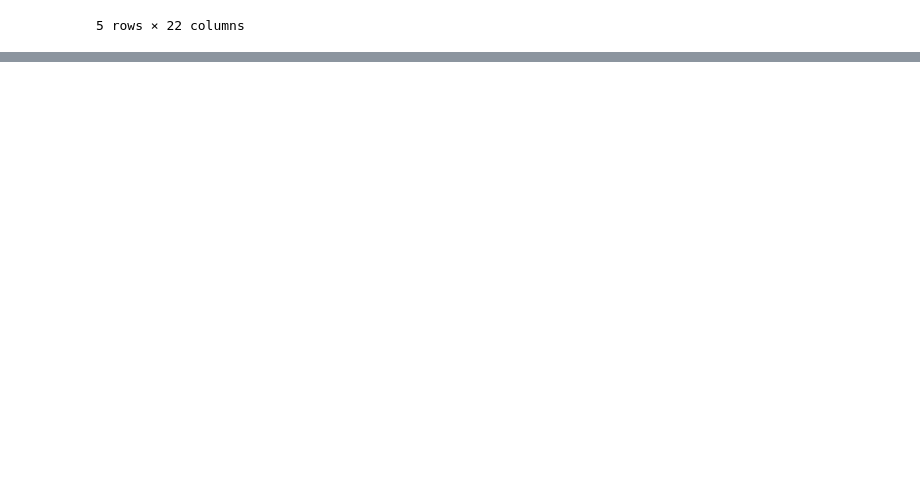
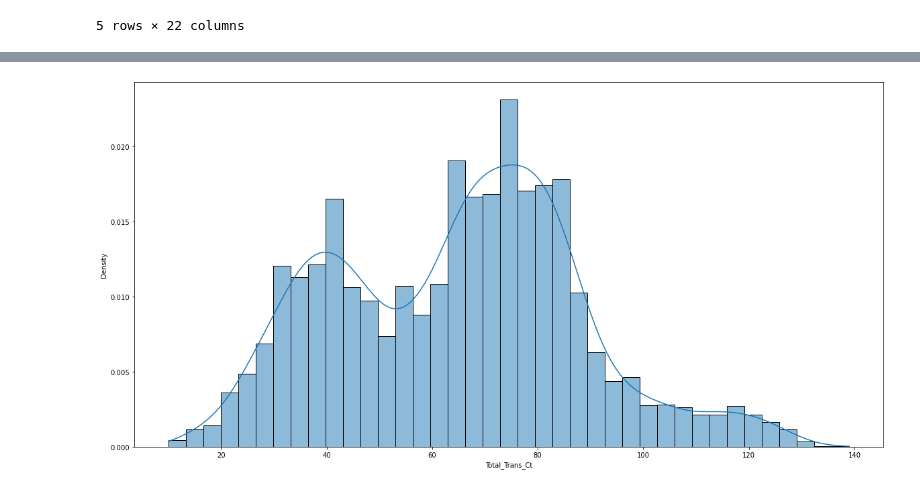
Before and after one commit to A-Nuru/Predict_Customer_Churn_with_Production_Code, a Jupyter notebook: churn_notebook.ipynb, the cells around one changed output, grey strips where cells are left out. Drawn from its saved outputs; the diff is of its cells as text; code cells hidden in the pictures; blank space fills up the shorter version.

```diff
--- a/churn_notebook.ipynb
+++ b/churn_notebook.ipynb
@@ -137,0 +154,8 @@ df.head()
+# %%
+plt.figure(figsize=(20,10))
+# distplot is deprecated. Use histplot instead
+# sns.distplot(df['Total_Trans_Ct']);
+# Show distributions of 'Total_Trans_Ct' and add a smooth curve obtained using a kernel density estimate
+sns.histplot(df['Total_Trans_Ct'], stat='density', kde=True);
+# %% [output]
+[figure, added]
```
Also changed, not shown: parts of 15 cells of this notebook.
